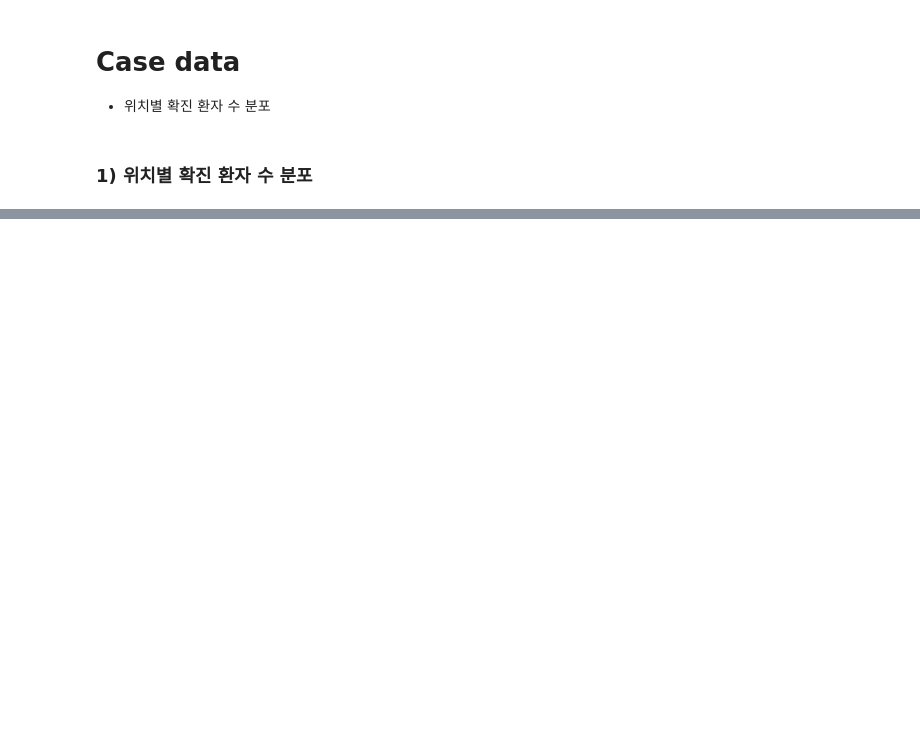
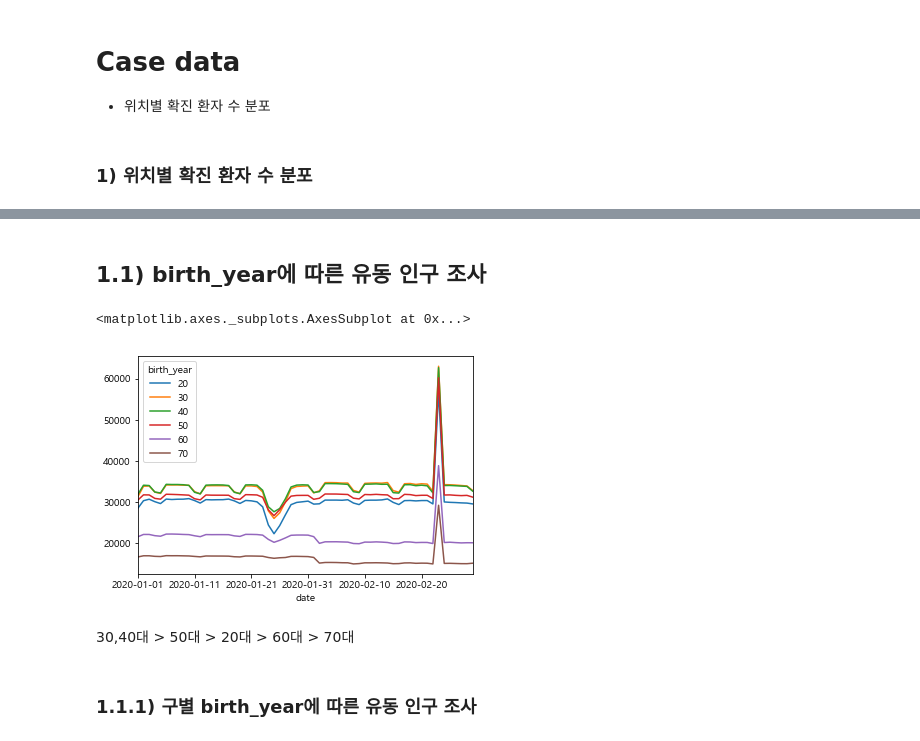
Before and after one commit to chan157/DACON_COVID, a Jupyter notebook: Submission_COVID.ipynb, the cells around one changed output, grey strips where cells are left out. Cells and saved outputs as stored; diff of their text form; code cells hidden in the pictures; blank space fills up the shorter version.

```diff
--- a/Submission_COVID.ipynb
+++ b/Submission_COVID.ipynb
@@ -817,0 +874,3 @@ fig_map.show()
+# %%
+seoulFloating = pd.read_csv("SeoulFloating.csv")
+seoulFloating.head()
@@ -817,0 +884,11 @@ fig_map.show()
+# %% [markdown]
+## 1.1) birth_year에 따른 유동 인구 조사
+# %%
+pd.pivot_table(seoulFloating, index='date',columns='birth_year',values='fp_num').plot()
+# %% [output]
+<matplotlib.axes._subplots.AxesSubplot at 0x...>
+[figure, added]
+# %% [markdown]
+30,40대 > 50대 > 20대 > 60대 > 70대
+# %% [markdown]
+### 1.1.1) 구별 birth_year에 따른 유동 인구 조사
```
Also changed, not shown: parts of 65 cells of this notebook, 1 other file.
